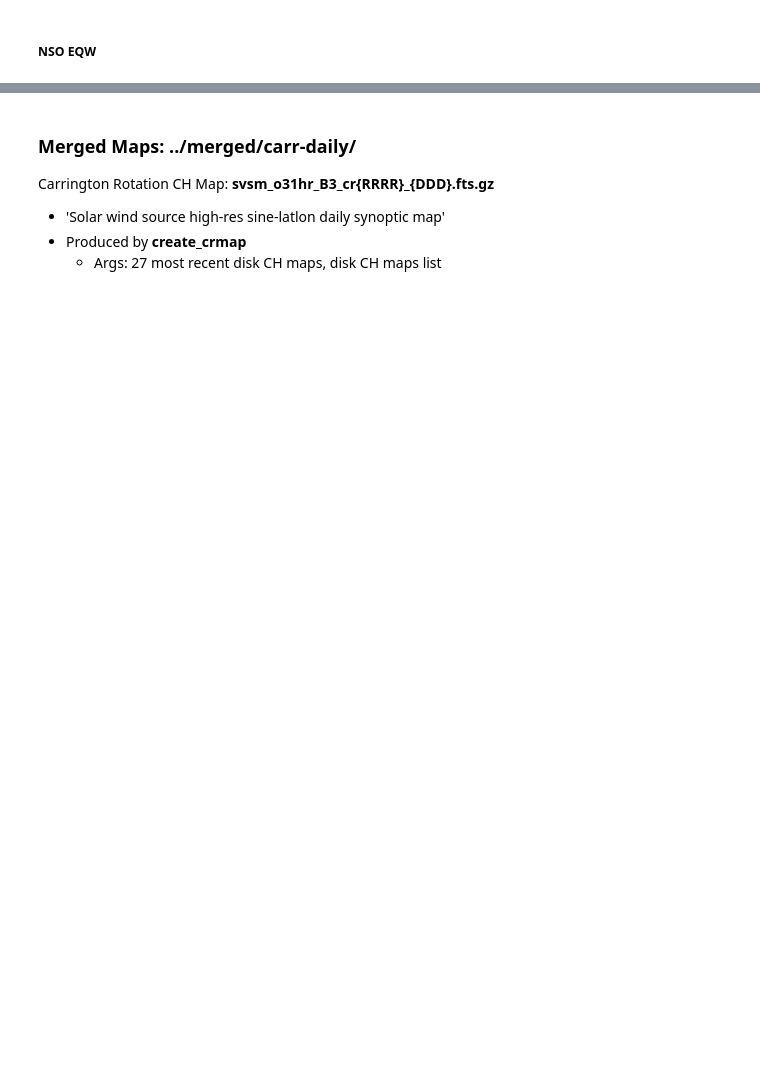
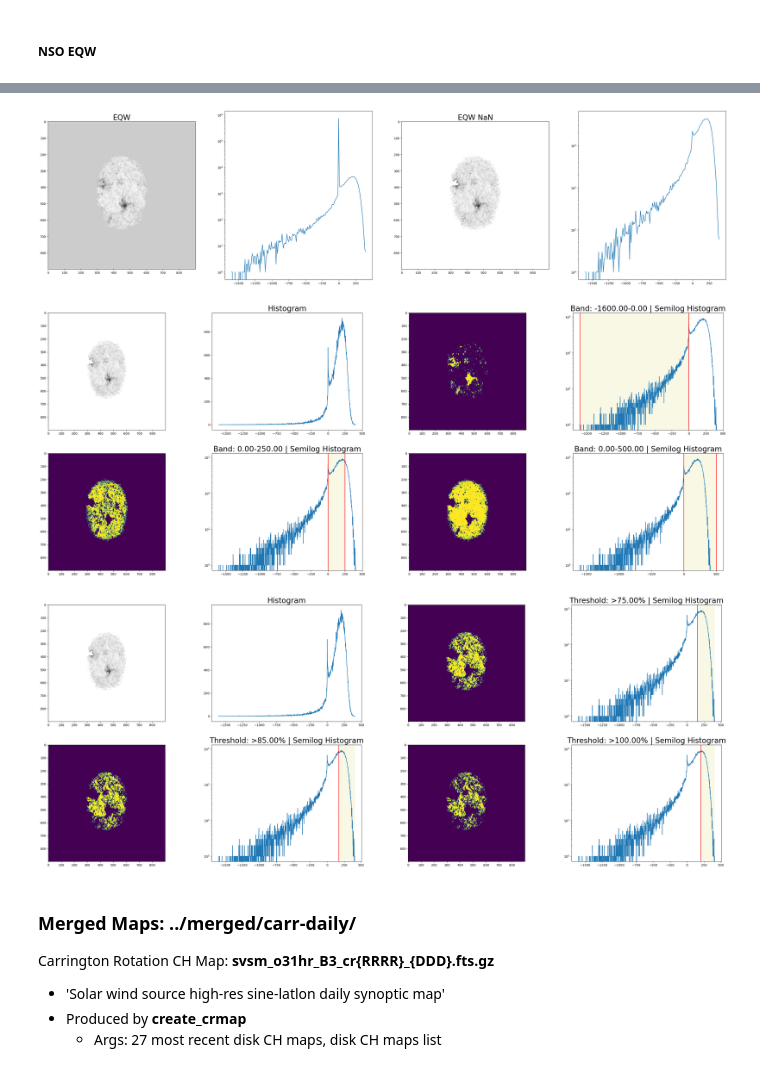
Before and after one commit to jalanderos/STRIDE-CH, a Jupyter notebook: He I CH Comparison.ipynb, the cells around one changed output, grey strips where cells are left out. Drawn from its saved outputs; the diff is of its cells as text; code cells hidden in the pictures; blank space fills up the shorter version.

```diff
--- a/He I CH Comparison.ipynb
+++ b/He I CH Comparison.ipynb
@@ -404,23 +480,27 @@ im_list = plot_detection.plot_raw_fits_content(
 # %%
 date_str = '2014_06_26__00_00'
 
 raw_nso_eqw = NSO_EQW_DICT[date_str]
-nso_eqw_nan = prepare_data.pre_process_eqw_v0_1(raw_nso_eqw)[2]
+nso_eqw_nan = run_detection.pre_process_eqw_v0_1(raw_nso_eqw)[2]
 
 titles = ['EQW', 'EQW NaN']
 plot_detection.plot_hists(
     [raw_nso_eqw, nso_eqw_nan], titles, semilogy=True
 )
 
 lower_bounds = [-1600,  0,  0]
 upper_bounds = [0,      250, 500]
 plot_detection.plot_thresholds(
     nso_eqw_nan, bounds=[lower_bounds, upper_bounds],
     bounds_as_percent=False, threshold_type='band'
 )
 plot_detection.plot_thresholds(
     nso_eqw_nan, bounds=[75, 85, 100], bounds_as_percent=True
 )
+# %% [output]
+[figure, added]
+[figure, added]
+[figure, added]
 # %% [markdown]
 ### Merged Maps: **../merged/carr-daily/**
 Carrington Rotation CH Map: **svsm_o31hr_B3_cr{RRRR}_{DDD}.fts.gz**
```
Also changed, not shown: parts of 41 cells of this notebook, 5 other files.
